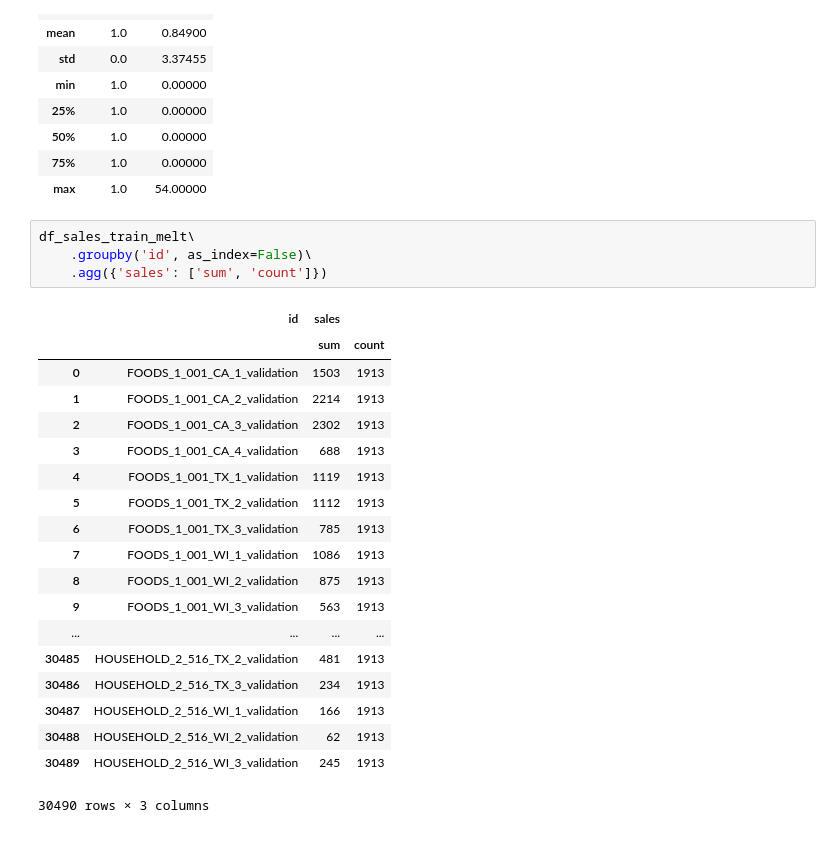
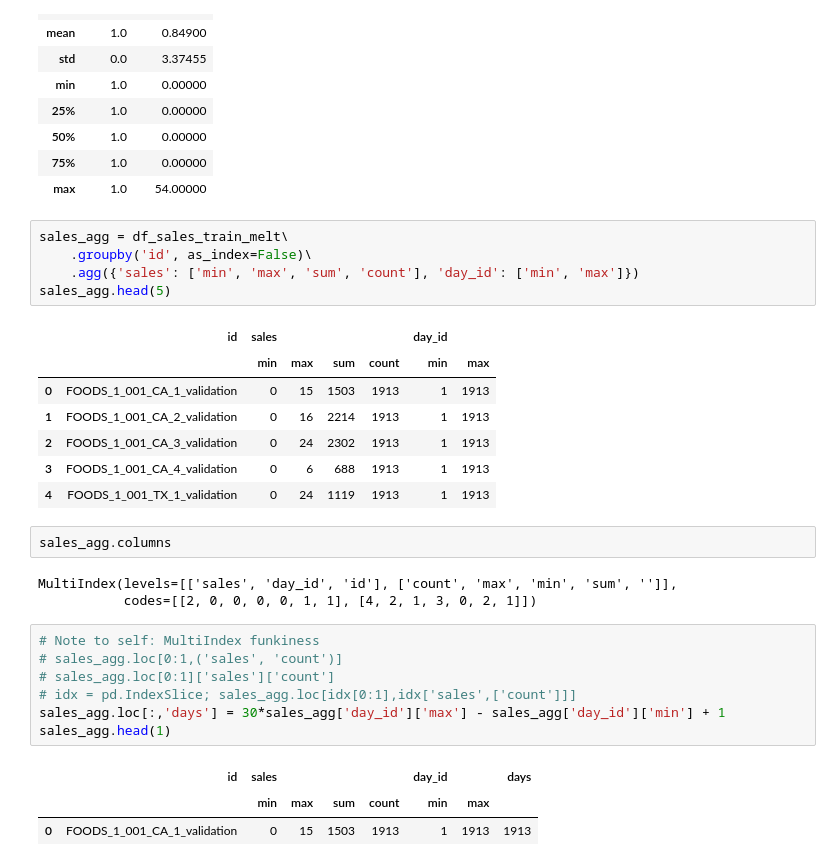
Before and after one commit to cluePrints/data-sci-fience, a Jupyter notebook: m5-forecasting-accuracy/0100. EDA.ipynb, the cells around one changed output. Cells and saved outputs as stored; diff of their text form.

Commit message:
Explore a stricter definition of sporadic sales

```diff
--- a/m5-forecasting-accuracy/0100. EDA.ipynb
+++ b/m5-forecasting-accuracy/0100. EDA.ipynb
@@ -420,26 +420,31 @@ df_sales_train_melt[0:1000].describe()
 | 75% | 1.0 | 0.00000 |
 | max | 1.0 | 54.00000 |
 # %%
-df_sales_train_melt\
+sales_agg = df_sales_train_melt\
     .groupby('id', as_index=False)\
-    .agg({'sales': ['sum', 'count']})
+    .agg({'sales': ['min', 'max', 'sum', 'count'], 'day_id': ['min', 'max']})
+sales_agg.head(5)
 # %% [output]
-|  | id | sales |  |
-|  |  | sum | count |
-| 0 | FOODS_1_001_CA_1_validation | 1503 | 1913 |
-| 1 | FOODS_1_001_CA_2_validation | 2214 | 1913 |
-| 2 | FOODS_1_001_CA_3_validation | 2302 | 1913 |
-| 3 | FOODS_1_001_CA_4_validation | 688 | 1913 |
-| 4 | FOODS_1_001_TX_1_validation | 1119 | 1913 |
-| 5 | FOODS_1_001_TX_2_validation | 1112 | 1913 |
-| 6 | FOODS_1_001_TX_3_validation | 785 | 1913 |
-| 7 | FOODS_1_001_WI_1_validation | 1086 | 1913 |
-| 8 | FOODS_1_001_WI_2_validation | 875 | 1913 |
-| 9 | FOODS_1_001_WI_3_validation | 563 | 1913 |
-| ... | ... | ... | ... |
-| 30485 | HOUSEHOLD_2_516_TX_2_validation | 481 | 1913 |
-| 30486 | HOUSEHOLD_2_516_TX_3_validation | 234 | 1913 |
-| 30487 | HOUSEHOLD_2_516_WI_1_validation | 166 | 1913 |
-| 30488 | HOUSEHOLD_2_516_WI_2_validation | 62 | 1913 |
-| 30489 | HOUSEHOLD_2_516_WI_3_validation | 245 | 1913 |
+|  | id | sales |  |  |  | day_id |  |
+|  |  | min | max | sum | count | min | max |
+| 0 | FOODS_1_001_CA_1_validation | 0 | 15 | 1503 | 1913 | 1 | 1913 |
+| 1 | FOODS_1_001_CA_2_validation | 0 | 16 | 2214 | 1913 | 1 | 1913 |
+| 2 | FOODS_1_001_CA_3_validation | 0 | 24 | 2302 | 1913 | 1 | 1913 |
+| 3 | FOODS_1_001_CA_4_validation | 0 | 6 | 688 | 1913 | 1 | 1913 |
+| 4 | FOODS_1_001_TX_1_validation | 0 | 24 | 1119 | 1913 | 1 | 1913 |
-30490 rows × 3 columns
+# %%
+sales_agg.columns
+# %% [output]
+MultiIndex(levels=[['sales', 'day_id', 'id'], ['count', 'max', 'min', 'sum', '']],
+           codes=[[2, 0, 0, 0, 0, 1, 1], [4, 2, 1, 3, 0, 2, 1]])
+# %%
+# Note to self: MultiIndex funkiness
+# sales_agg.loc[0:1,('sales', 'count')]
+# sales_agg.loc[0:1]['sales']['count']
+# idx = pd.IndexSlice; sales_agg.loc[idx[0:1],idx['sales',['count']]]
+sales_agg.loc[:,'days'] = 30*sales_agg['day_id']['max'] - sales_agg['day_id']['min'] + 1
+sales_agg.head(1)
+# %% [output]
+|  | id | sales |  |  |  | day_id |  | days |
+|  |  | min | max | sum | count | min | max |  |
+| 0 | FOODS_1_001_CA_1_validation | 0 | 15 | 1503 | 1913 | 1 | 1913 | 1913 |
```
Also changed, not shown: parts of 15 cells of this notebook.
